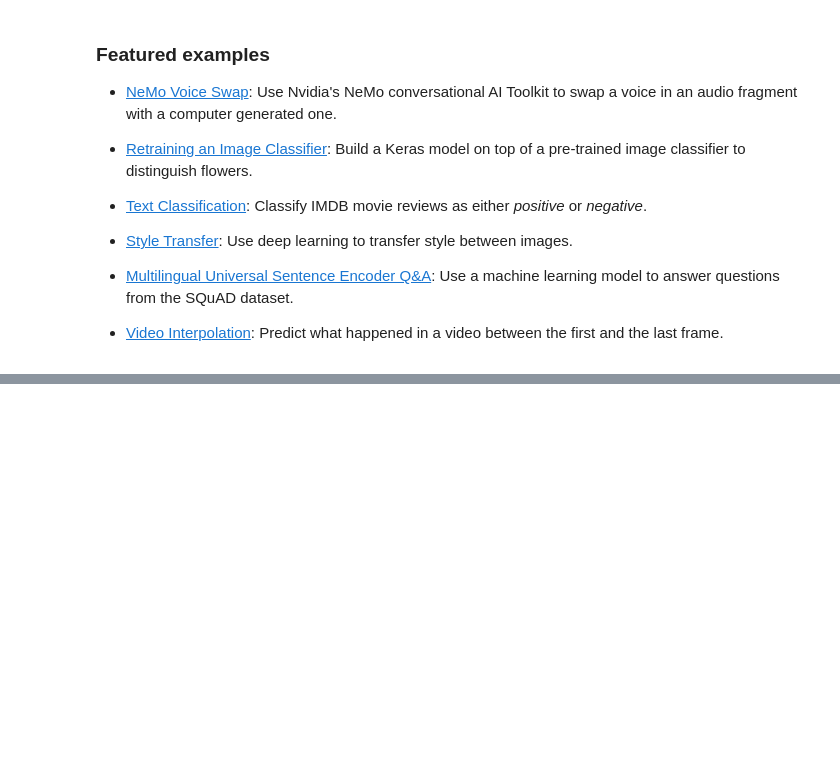
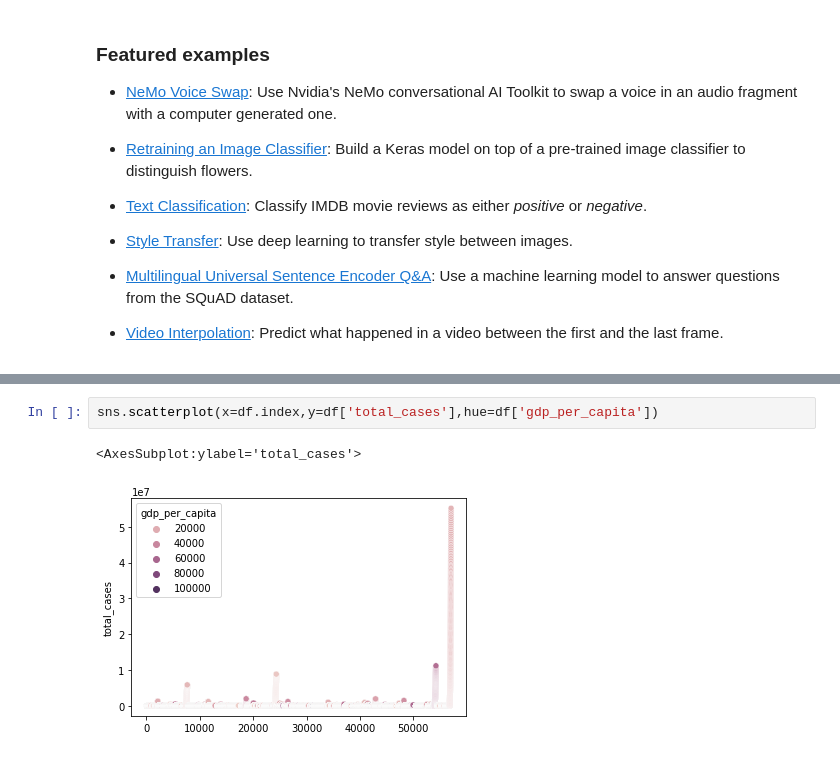
Before and after one commit to DrMahaVasanth/ATM, a Jupyter notebook: Welcome_To_Colaboratory.ipynb, the cells around one changed output, grey strips where cells are left out. Cells and saved outputs as stored; diff of their text form; blank space fills up the shorter version.

```diff
--- a/Welcome_To_Colaboratory.ipynb
+++ b/Welcome_To_Colaboratory.ipynb
@@ -431,0 +247,5 @@ df[col_list]=df[col_list].fillna(df.mode())
+# %%
+sns.scatterplot(x=df.index,y=df['total_cases'],hue=df['gdp_per_capita'])
+# %% [output]
+<AxesSubplot:ylabel='total_cases'>
+[figure, added]
```
Also changed, not shown: parts of 43 cells of this notebook.
